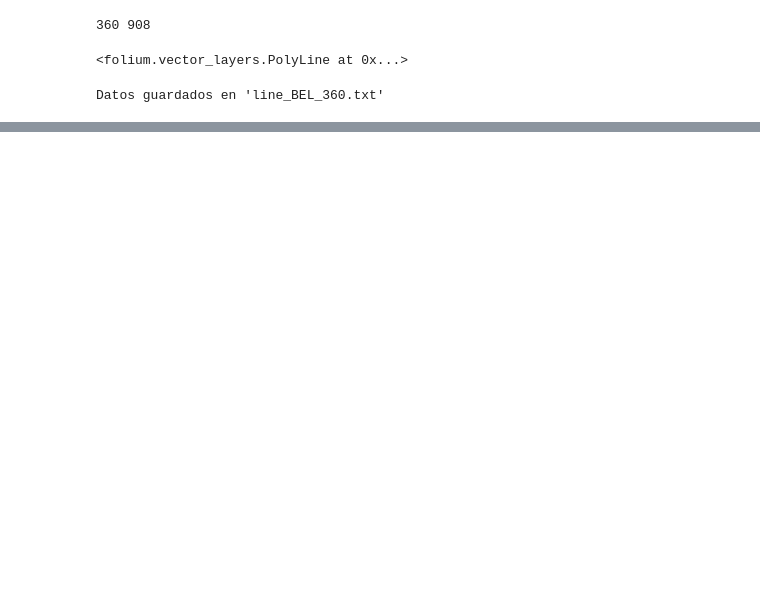
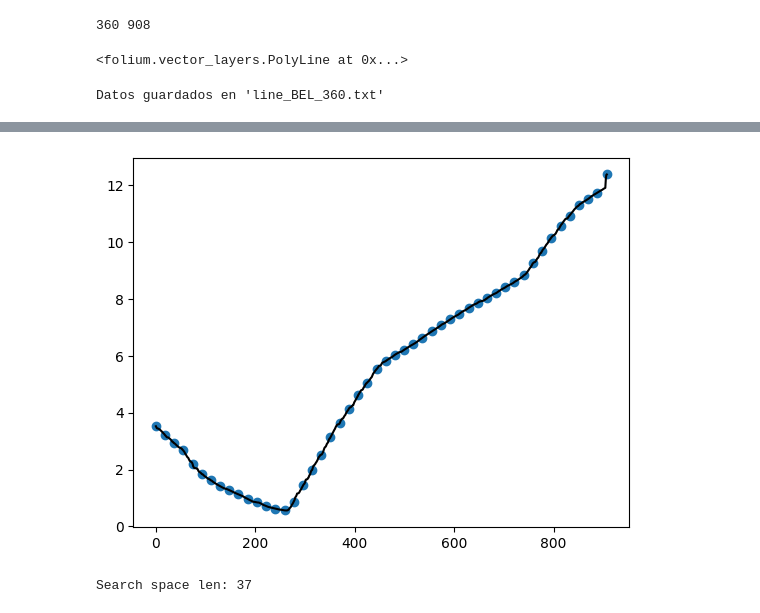
Before and after one commit to androdl96/Closest_point_curve, a Jupyter notebook: visual_wRealLine.ipynb, the cells around one changed output, grey strips where cells are left out. Saved outputs shown, nothing was run; the diff lists cells and outputs as text; code cells hidden in the pictures; blank space fills up the shorter version.

```diff
--- a/visual_wRealLine.ipynb
+++ b/visual_wRealLine.ipynb
@@ -76 +76,24 @@ mapa
 [interactive output not drawn]
+# %%
+coarse_search_indexes=np.linspace(0,len(line)-1,50,dtype=int)
+#plt.plot(line[:,0],distances,color="black")
+plt.plot(distances,color="black")
+#plt.scatter(line[coarse_search_indexes,0],distances[coarse_search_indexes])
+plt.scatter(coarse_search_indexes,distances[coarse_search_indexes])
+plt.show()
+# %% [output]
+[figure, added]
+# %%
+#coarse_search_indexes=np.linspace(0,len(normalized_line)-1,11,dtype=int)
+coarse_search_points=line[coarse_search_indexes]
+coarse_points_distances = haversine(new_point, coarse_search_points)
+min_p=np.argmin(coarse_points_distances)
+new_space=coarse_search_indexes[np.clip([min_p-1,min_p+1],a_min=0,a_max=len(coarse_search_indexes)-1)]
+line_shorted=line[new_space[0]:new_space[1]]
+print('Search space len: '+ str(len(line_shorted)))
+#n_distances=np.linalg.norm(line_shorted - new_point, axis=1)
+n_distances = haversine(new_point, line_shorted)
+min_ndist_arg=np.argmin(n_distances)
+closest_point_II=line[new_space[0]+min_ndist_arg]
+# %% [output]
+Search space len: 37
```
Also changed, not shown: parts of 3 cells of this notebook.
